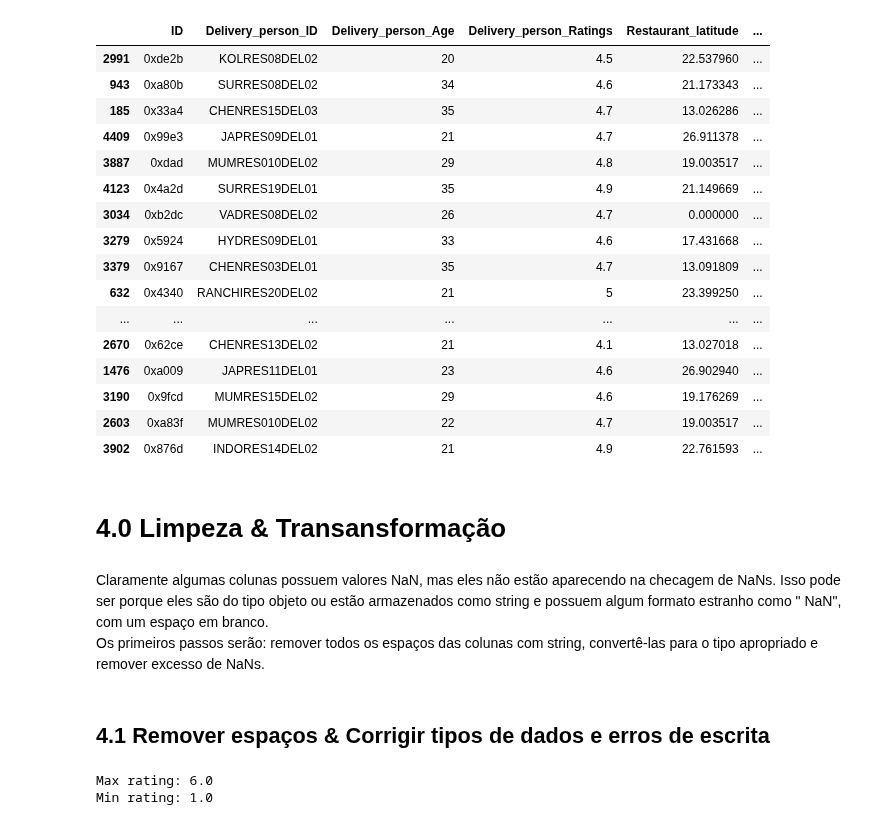
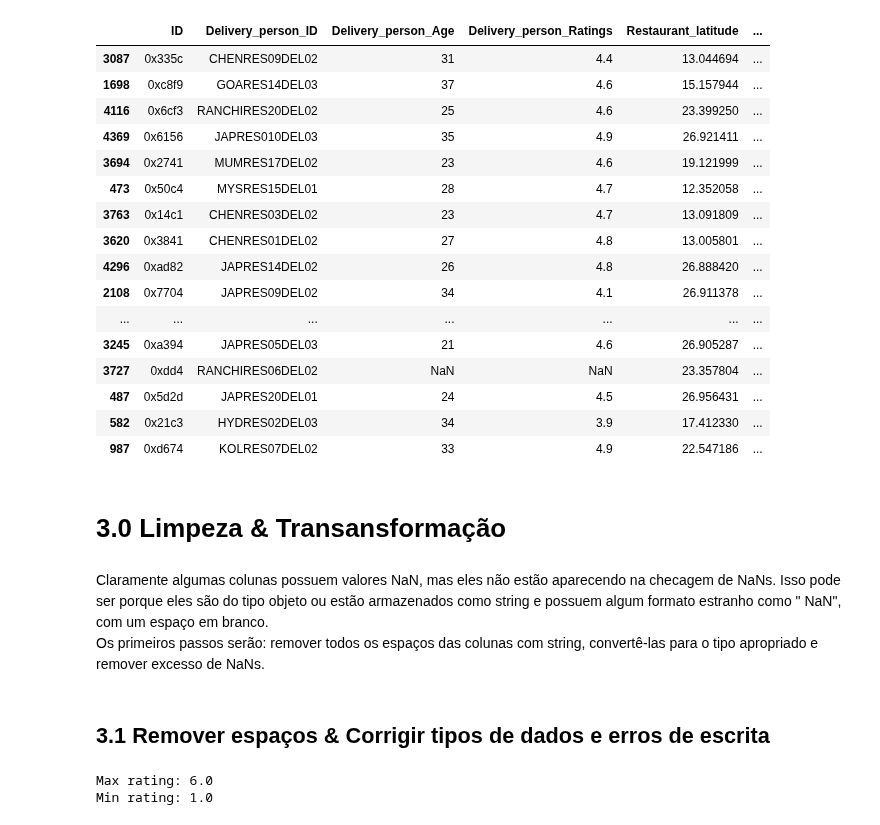
Before and after one commit to luc457x/CDS-PA, a Jupyter notebook: notebook.ipynb, the cells around one changed output. Saved outputs shown, nothing was run; the diff lists cells and outputs as text; code cells hidden in the pictures.

```diff
--- a/notebook.ipynb
+++ b/notebook.ipynb
@@ -59 +7,3 @@ df_raw = pd.read_csv("train.csv")
+# %%
+DF_RAW = pd.read_csv("train.csv")
 # %%
@@ -79,27 +41,27 @@ max                      88.563452           3.000000
 # %%
-df_raw.sample(30)
+DF_RAW.sample(30)
 # %% [output]
 |  | ID | Delivery_person_ID | Delivery_person_Age | Delivery_person_Ratings | Restaurant_latitude | ... |
-| 2991 | 0xde2b | KOLRES08DEL02 | 20 | 4.5 | 22.537960 | ... |
-| 943 | 0xa80b | SURRES08DEL02 | 34 | 4.6 | 21.173343 | ... |
-| 185 | 0x33a4 | CHENRES15DEL03 | 35 | 4.7 | 13.026286 | ... |
-| 4409 | 0x99e3 | JAPRES09DEL01 | 21 | 4.7 | 26.911378 | ... |
-| 3887 | 0xdad | MUMRES010DEL02 | 29 | 4.8 | 19.003517 | ... |
-| 4123 | 0x4a2d | SURRES19DEL01 | 35 | 4.9 | 21.149669 | ... |
-| 3034 | 0xb2dc | VADRES08DEL02 | 26 | 4.7 | 0.000000 | ... |
-| 3279 | 0x5924 | HYDRES09DEL01 | 33 | 4.6 | 17.431668 | ... |
-| 3379 | 0x9167 | CHENRES03DEL01 | 35 | 4.7 | 13.091809 | ... |
-| 632 | 0x4340 | RANCHIRES20DEL02 | 21 | 5 | 23.399250 | ... |
+| 3087 | 0x335c | CHENRES09DEL02 | 31 | 4.4 | 13.044694 | ... |
+| 1698 | 0xc8f9 | GOARES14DEL03 | 37 | 4.6 | 15.157944 | ... |
+| 4116 | 0x6cf3 | RANCHIRES20DEL02 | 25 | 4.6 | 23.399250 | ... |
+| 4369 | 0x6156 | JAPRES010DEL03 | 35 | 4.9 | 26.921411 | ... |
+| 3694 | 0x2741 | MUMRES17DEL02 | 23 | 4.6 | 19.121999 | ... |
+| 473 | 0x50c4 | MYSRES15DEL01 | 28 | 4.7 | 12.352058 | ... |
+| 3763 | 0x14c1 | CHENRES03DEL02 | 23 | 4.7 | 13.091809 | ... |
+| 3620 | 0x3841 | CHENRES01DEL02 | 27 | 4.8 | 13.005801 | ... |
+| 4296 | 0xad82 | JAPRES14DEL02 | 26 | 4.8 | 26.888420 | ... |
+| 2108 | 0x7704 | JAPRES09DEL02 | 34 | 4.1 | 26.911378 | ... |
 | ... | ... | ... | ... | ... | ... | ... |
-| 2670 | 0x62ce | CHENRES13DEL02 | 21 | 4.1 | 13.027018 | ... |
-| 1476 | 0xa009 | JAPRES11DEL01 | 23 | 4.6 | 26.902940 | ... |
-| 3190 | 0x9fcd | MUMRES15DEL02 | 29 | 4.6 | 19.176269 | ... |
-| 2603 | 0xa83f | MUMRES010DEL02 | 22 | 4.7 | 19.003517 | ... |
-| 3902 | 0x876d | INDORES14DEL02 | 21 | 4.9 | 22.761593 | ... |
+| 3245 | 0xa394 | JAPRES05DEL03 | 21 | 4.6 | 26.905287 | ... |
+| 3727 | 0xdd4 | RANCHIRES06DEL02 | NaN | NaN | 23.357804 | ... |
+| 487 | 0x5d2d | JAPRES20DEL01 | 24 | 4.5 | 26.956431 | ... |
+| 582 | 0x21c3 | HYDRES02DEL03 | 34 | 3.9 | 17.412330 | ... |
+| 987 | 0xd674 | KOLRES07DEL02 | 33 | 4.9 | 22.547186 | ... |
 # %% [markdown]
-# 4.0 Limpeza & Transansformação
+# 3.0 Limpeza & Transansformação
 # %% [markdown]
 Claramente algumas colunas possuem valores NaN, mas eles não estão aparecendo na checagem de NaNs. Isso pode ser porque eles são do tipo objeto ou estão armazenados como string e possuem algum formato estranho como " NaN", com um espaço em branco.<br>Os primeiros passos serão: remover todos os espaços das colunas com string, convertê-las para o tipo apropriado e remover excesso de NaNs.
 # %% [markdown]
-## 4.1 Remover espaços & Corrigir tipos de dados e erros de escrita
+## 3.1 Remover espaços & Corrigir tipos de dados e erros de escrita
 # %%
```
Also changed, not shown: parts of 35 cells of this notebook, 1 other file.
